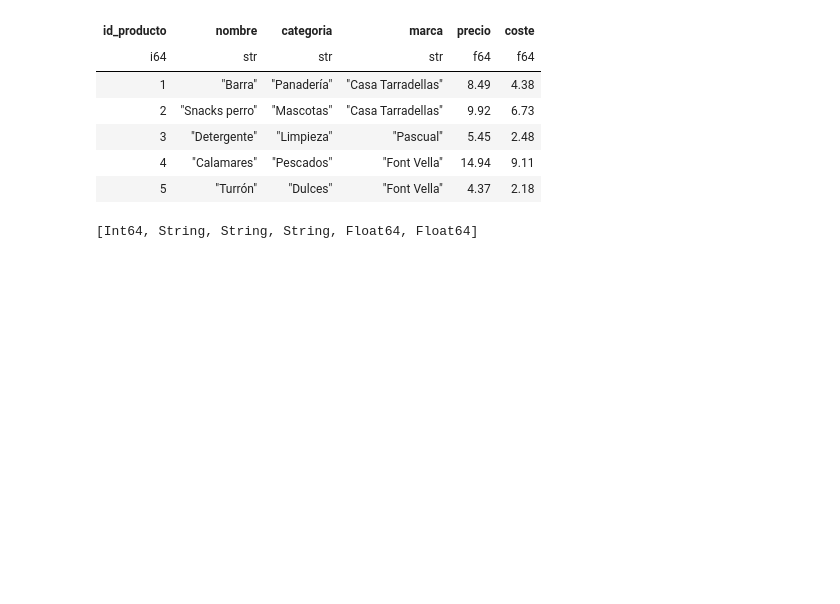
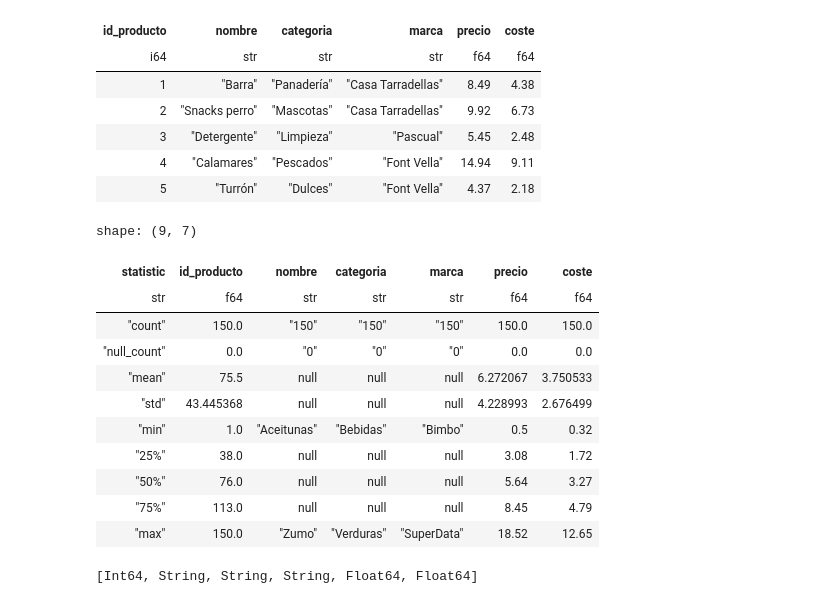
Before and after one commit to JoonGut/sistemas_bd, a Jupyter notebook: bd3/notebook6.ipynb, the cells around one changed output. Saved outputs shown, nothing was run; the diff lists cells and outputs as text; code cells hidden in the pictures; blank space fills up the shorter version.

```diff
--- a/bd3/notebook6.ipynb
+++ b/bd3/notebook6.ipynb
@@ -179,6 +179,21 @@ shape: (5, 6)
 | 3 | "Detergente" | "Limpieza" | "Pascual" | 5.45 | 2.48 |
 | 4 | "Calamares" | "Pescados" | "Font Vella" | 14.94 | 9.11 |
 | 5 | "Turrón" | "Dulces" | "Font Vella" | 4.37 | 2.18 |
+# %%
+productos.describe()
+# %% [output]
+shape: (9, 7)
+| statistic | id_producto | nombre | categoria | marca | precio | coste |
+| str | f64 | str | str | str | f64 | f64 |
+| "count" | 150.0 | "150" | "150" | "150" | 150.0 | 150.0 |
+| "null_count" | 0.0 | "0" | "0" | "0" | 0.0 | 0.0 |
+| "mean" | 75.5 | null | null | null | 6.272067 | 3.750533 |
+| "std" | 43.445368 | null | null | null | 4.228993 | 2.676499 |
+| "min" | 1.0 | "Aceitunas" | "Bebidas" | "Bimbo" | 0.5 | 0.32 |
+| "25%" | 38.0 | null | null | null | 3.08 | 1.72 |
+| "50%" | 76.0 | null | null | null | 5.64 | 3.27 |
+| "75%" | 113.0 | null | null | null | 8.45 | 4.79 |
+| "max" | 150.0 | "Zumo" | "Verduras" | "SuperData" | 18.52 | 12.65 |
 # %%
 productos.dtypes
 # %% [output]
```
Also changed, not shown: 2 other files.
